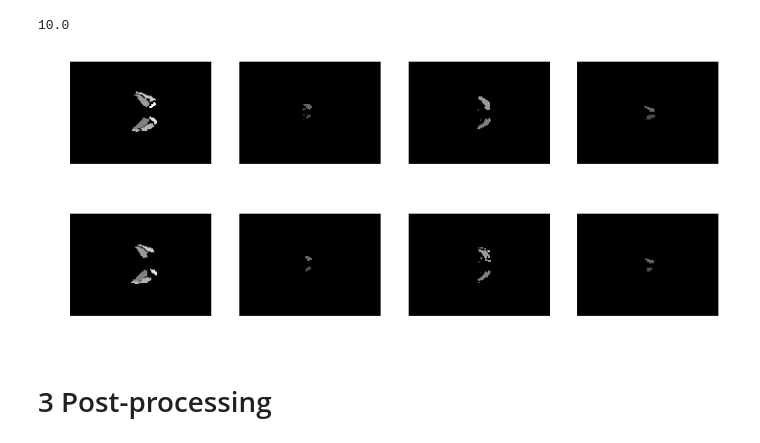
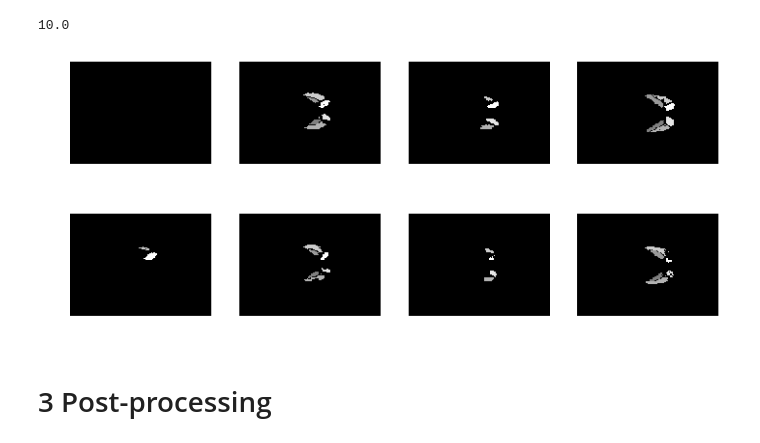
Before and after one commit to LiuHuiSigma/segDGM_CNN, a Jupyter notebook: segDGM_3DCNN.ipynb, the cells around one changed output. Saved outputs shown, nothing was run; the diff lists cells and outputs as text; code cells hidden in the pictures.

```diff
--- a/segDGM_3DCNN.ipynb
+++ b/segDGM_3DCNN.ipynb
@@ -434,13 +514,13 @@ segmentations_test.max()
 # %% [output]
 10.0
 # %%
-plots(np.squeeze(label_test[:,:,:,27]), rows=1, scale = (0, 10))
+plots(np.squeeze(label_test[:,:,:,22]), rows=1, scale = (0, 10))
 # %% [output]
-[figure, old version]
+[figure, new version]
 # %%
-plots(np.squeeze(segmentations_test[:,:,:,27]), rows=1, scale = (0, 10))
+plots(np.squeeze(segmentations_test[:,:,:,22]), rows=1, scale = (0, 10))
 # %% [output]
-[figure, old version]
+[figure, new version]
 # %% [markdown]
 # 3 Post-processing
 # %% [markdown]
```
Also changed, not shown: parts of 21 cells of this notebook, 10 other files.
